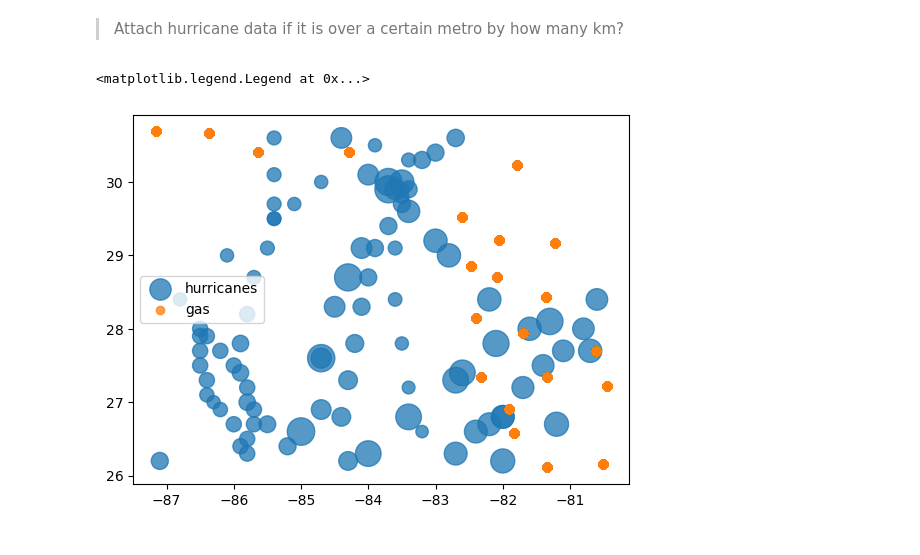
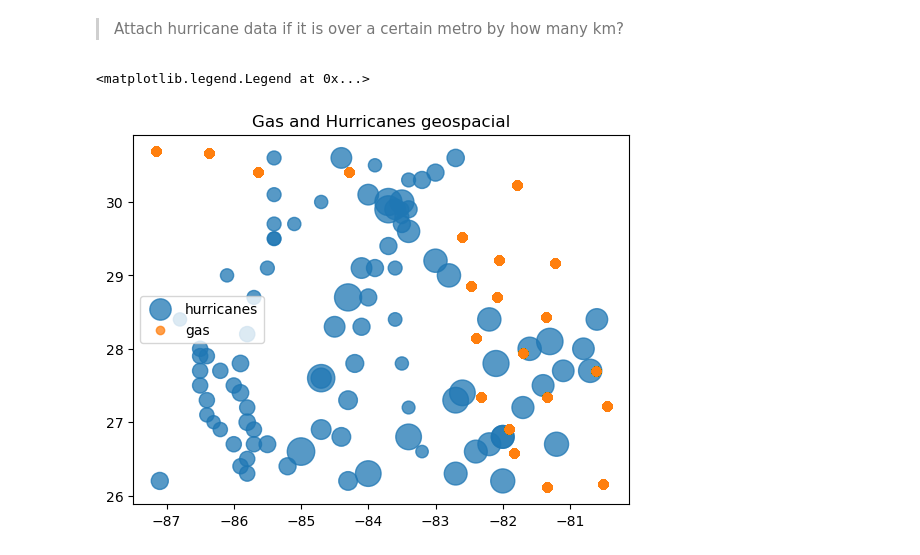
Before and after one commit to sofieappel/HurricanesAndGasPrices, a Jupyter notebook: Data/gas_canes_attempt.ipynb, the cells around one changed output. Drawn from its saved outputs; the diff is of its cells as text; code cells hidden in the pictures.

```diff
--- a/Data/gas_canes_attempt.ipynb
+++ b/Data/gas_canes_attempt.ipynb
@@ -62,14 +67,14 @@ df.shape
 # %%
 plt.scatter(df['lon'], df['lat'],
             label = "hurricanes",
             alpha = .75,
             s = df['usa_roci'])
 
 plt.scatter(gas_df['lng'], gas_df['lat'],
             label = "gas",
             alpha = .75)
-
+plt.title("Gas and Hurricanes geospacial")
 plt.legend()
 # %% [output]
 <matplotlib.legend.Legend at 0x...>
-[figure, old version]
+[figure, new version]
```
Also changed, not shown: parts of 1 cell of this notebook.
